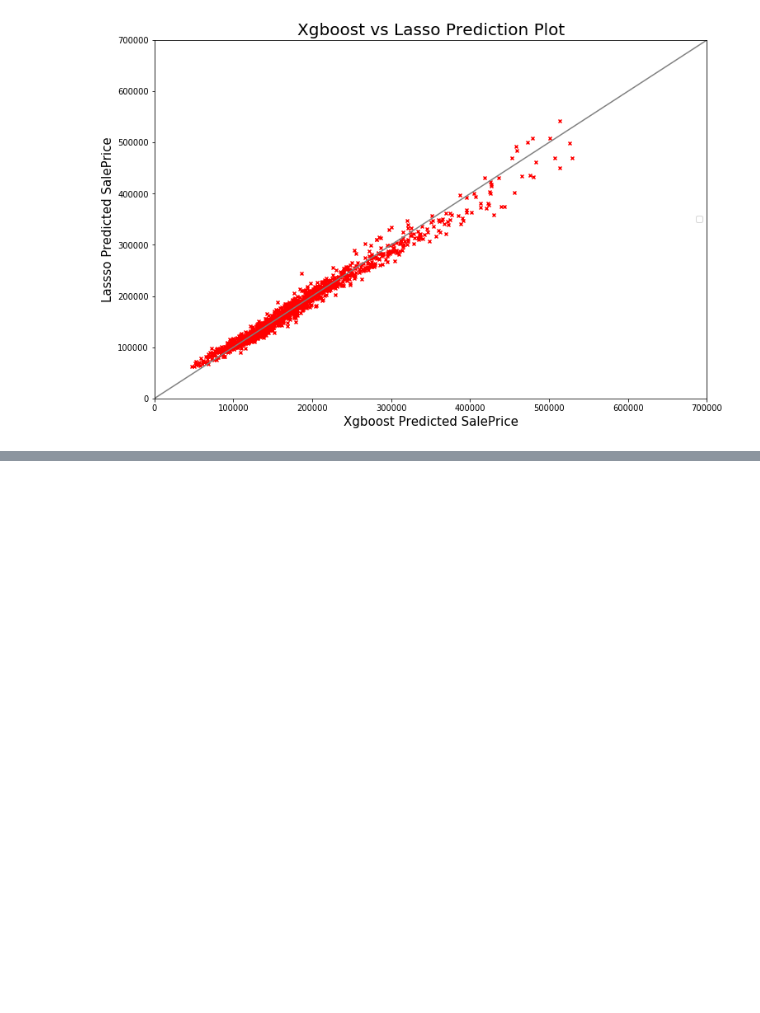
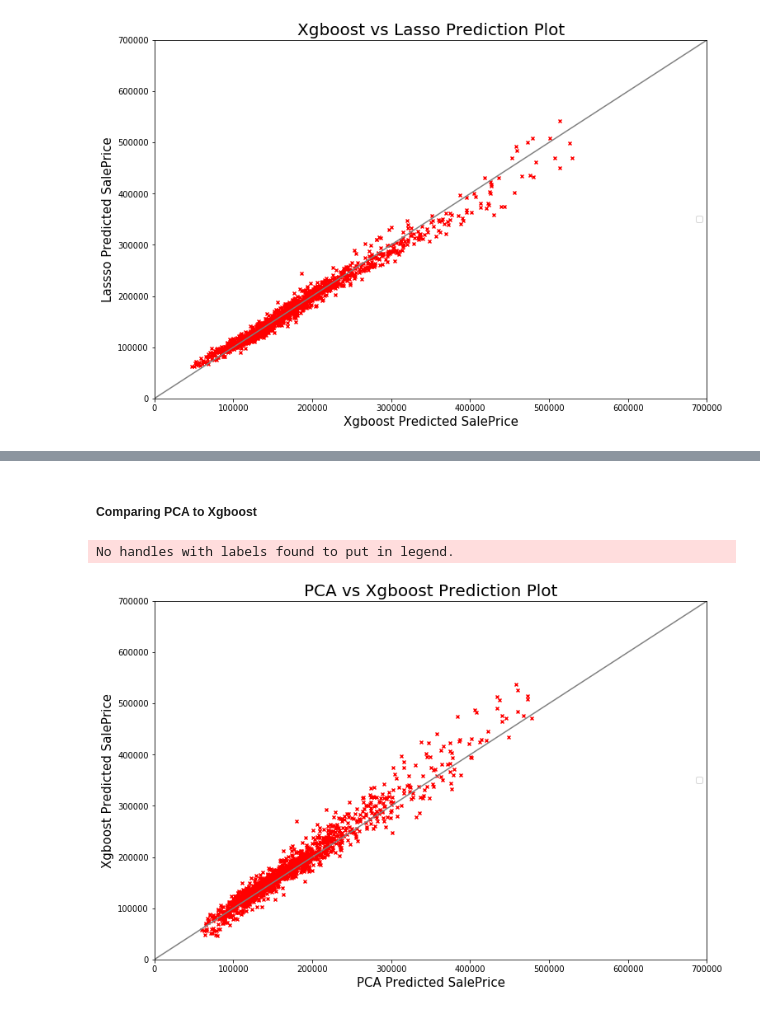
Before and after one commit to mo-sayed/Machine-Learning-Project, a Jupyter notebook: MoSayed-ML/Model Stacking.ipynb, the cells around one changed output, grey strips where cells are left out. Drawn from its saved outputs; the diff is of its cells as text; code cells hidden in the pictures; blank space fills up the shorter version.

```diff
--- a/MoSayed-ML/Model Stacking.ipynb
+++ b/MoSayed-ML/Model Stacking.ipynb
@@ -143,0 +169,19 @@ No handles with labels found to put in legend.
+# %% [markdown]
+##### Comparing PCA to Xgboost
+# %%
+plt.figure(figsize = (12,8))
+plt.scatter(pca_price_array, np.expm1(xgb_ytest), c='Red', s=16, marker="x")
+
+plt.title("PCA vs Xgboost Prediction Plot", fontsize = 20)
+
+plt.xlabel("PCA Predicted SalePrice", fontsize = 15)
+plt.ylabel("Xgboost Predicted SalePrice", fontsize = 15)
+
+plt.xlim(0, 700000)
+plt.ylim(0, 700000)
+plt.legend(loc = "center right")
+plt.plot([0, 700000], [0, 700000], c = "grey")
+plt.show()
+# %% [output]
+No handles with labels found to put in legend.
+[figure, added]
```
Also changed, not shown: parts of 10 cells of this notebook, 1 other file.
